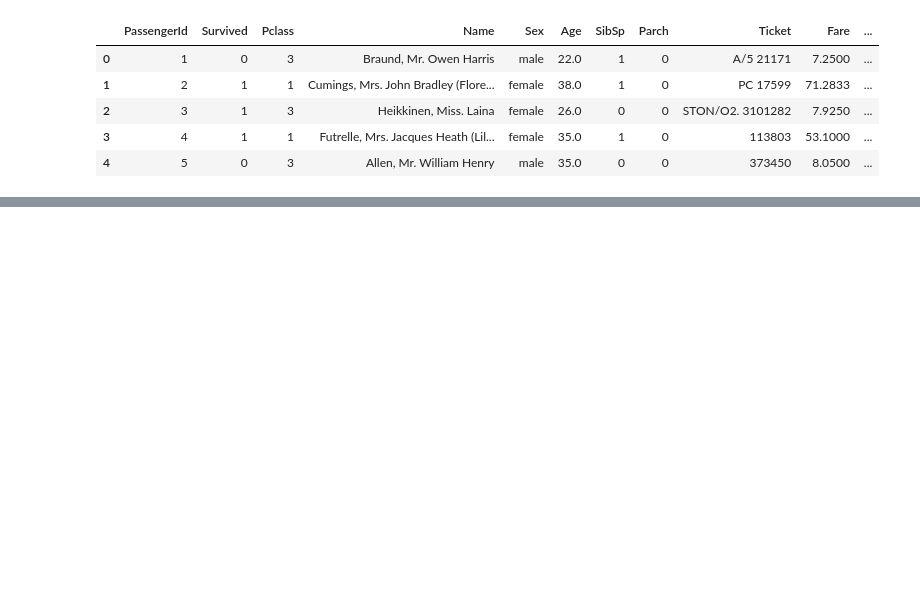
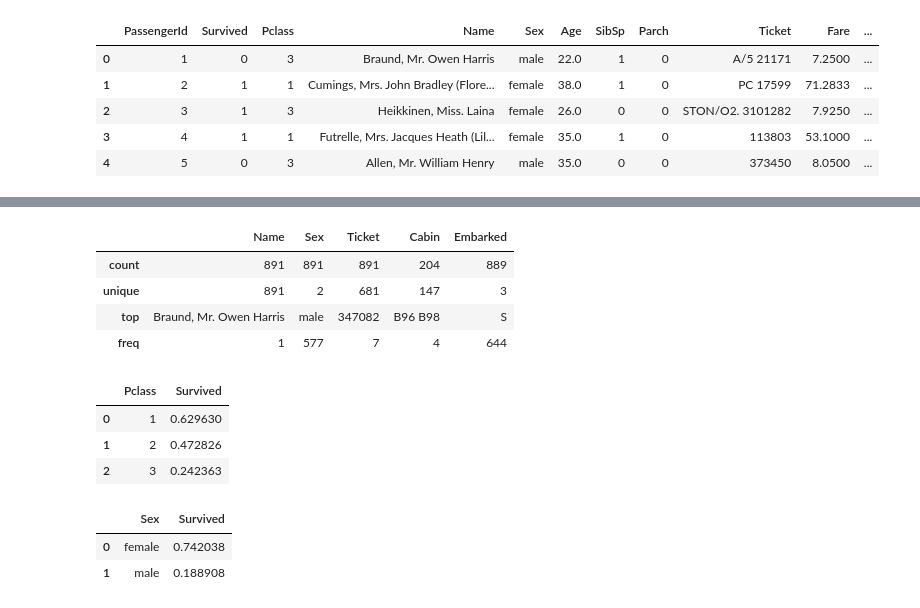
Before and after one commit to vicKituku/titanic-data-project, a Jupyter notebook: titanic.ipynb, the cells around one changed output, grey strips where cells are left out. Saved outputs shown, nothing was run; the diff lists cells and outputs as text; code cells hidden in the pictures; blank space fills up the shorter version.

```diff
--- a/titanic.ipynb
+++ b/titanic.ipynb
@@ -33,0 +77,21 @@ titanic.head()
+# %%
+train_df.describe(include=['object'])
+# %% [output]
+|  | Name | Sex | Ticket | Cabin | Embarked |
+| count | 891 | 891 | 891 | 204 | 889 |
+| unique | 891 | 2 | 681 | 147 | 3 |
+| top | Braund, Mr. Owen Harris | male | 347082 | B96 B98 | S |
+| freq | 1 | 577 | 7 | 4 | 644 |
+# %%
+train_df.groupby('Pclass', as_index=False)['Survived'].mean()
+# %% [output]
+|  | Pclass | Survived |
+| 0 | 1 | 0.629630 |
+| 1 | 2 | 0.472826 |
+| 2 | 3 | 0.242363 |
+# %%
+train_df.groupby('Sex', as_index = False)['Survived'].mean()
+# %% [output]
+|  | Sex | Survived |
+| 0 | female | 0.742038 |
+| 1 | male | 0.188908 |
```
Also changed, not shown: parts of 13 cells of this notebook.
